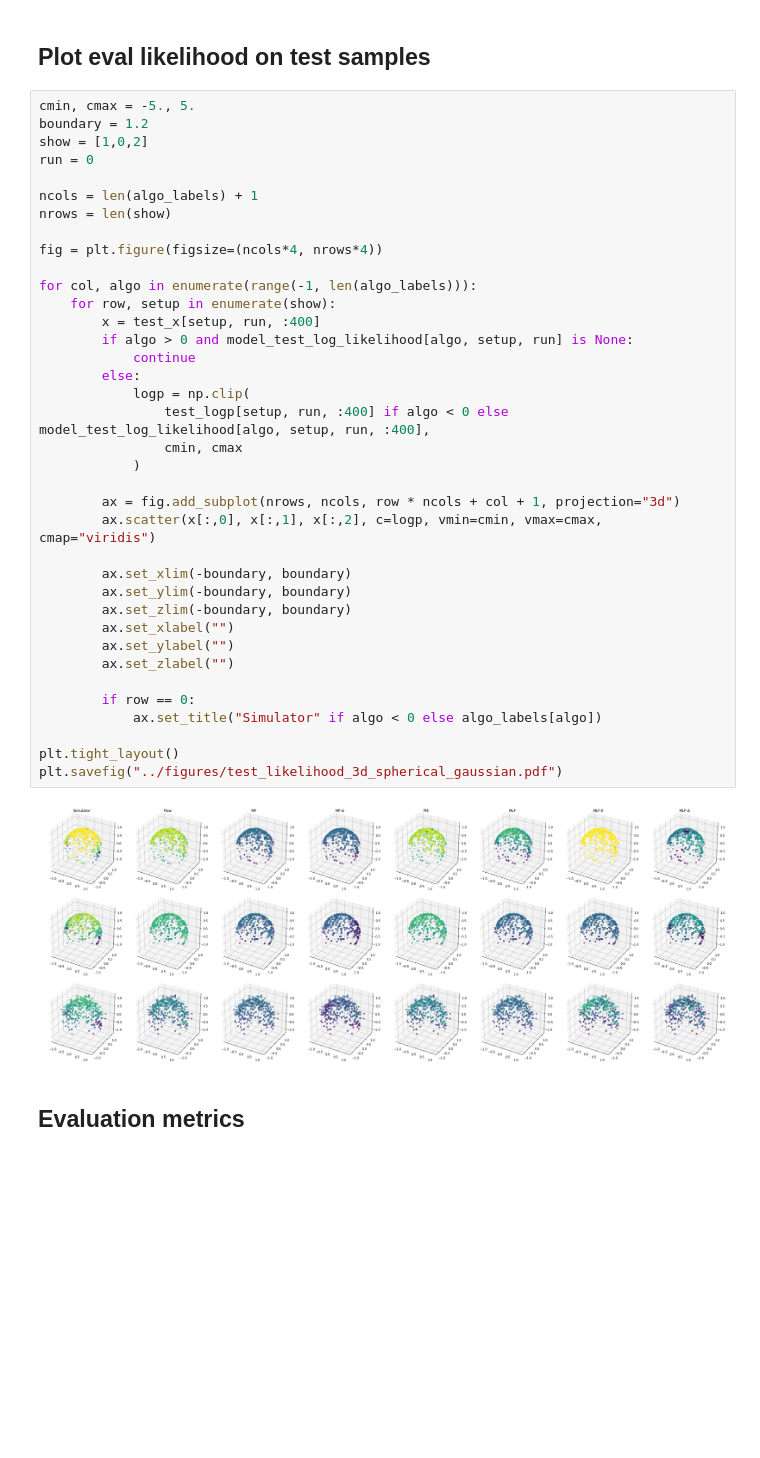
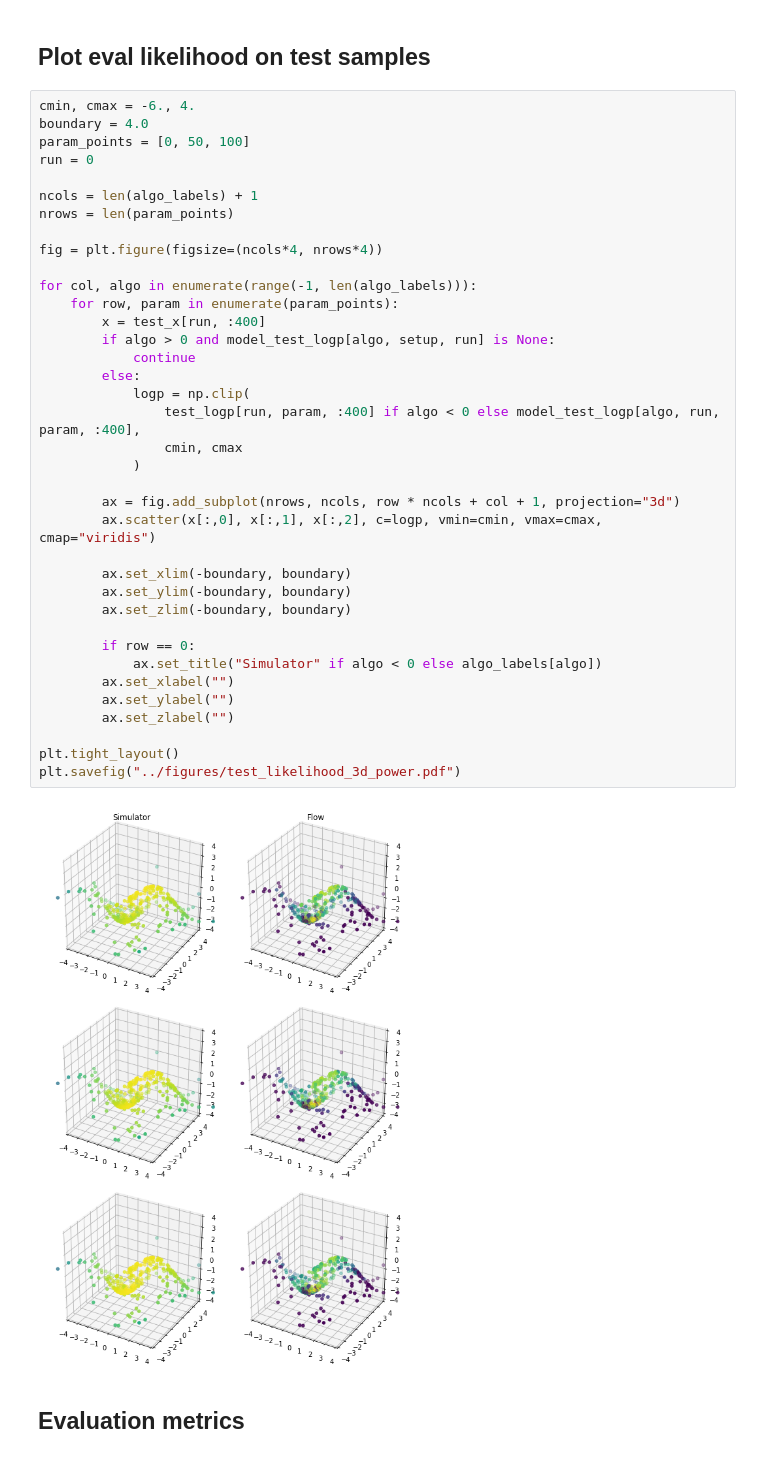
Before and after one commit to johannbrehmer/manifold-flow, a Jupyter notebook: experiments/notebooks/plot_power_results.ipynb, the cells around one changed output. Drawn from its saved outputs; the diff is of its cells as text; blank space fills up the shorter version.

```diff
--- a/experiments/notebooks/plot_power_results.ipynb
+++ b/experiments/notebooks/plot_power_results.ipynb
@@ -298,44 +268,44 @@ plt.savefig("../figures/generated_samples_3d_spherical_gaussian.pdf")
 # %% [markdown]
 ## Plot eval likelihood on test samples
 # %%
-cmin, cmax = -5., 5.
-boundary = 1.2
-show = [1,0,2]
+cmin, cmax = -6., 4.
+boundary = 4.0
+param_points = [0, 50, 100]
 run = 0
 
 ncols = len(algo_labels) + 1
-nrows = len(show)
+nrows = len(param_points)
 
 fig = plt.figure(figsize=(ncols*4, nrows*4))
 
 for col, algo in enumerate(range(-1, len(algo_labels))):
-    for row, setup in enumerate(show):
-        x = test_x[setup, run, :400]
-        if algo > 0 and model_test_log_likelihood[algo, setup, run] is None:
+    for row, param in enumerate(param_points):
+        x = test_x[run, :400]
+        if algo > 0 and model_test_logp[algo, setup, run] is None:
             continue
         else:
             logp = np.clip(
-                test_logp[setup, run, :400] if algo < 0 else model_test_log_likelihood[algo, setup, run, :400],
+                test_logp[run, param, :400] if algo < 0 else model_test_logp[algo, run, param, :400],
                 cmin, cmax
             )
 
         ax = fig.add_subplot(nrows, ncols, row * ncols + col + 1, projection="3d")
         ax.scatter(x[:,0], x[:,1], x[:,2], c=logp, vmin=cmin, vmax=cmax, cmap="viridis")
 
         ax.set_xlim(-boundary, boundary)
         ax.set_ylim(-boundary, boundary)
         ax.set_zlim(-boundary, boundary)
+
+        if row == 0:
+            ax.set_title("Simulator" if algo < 0 else algo_labels[algo])
         ax.set_xlabel("")
         ax.set_ylabel("")
         ax.set_zlabel("")
 
-        if row == 0:
-            ax.set_title("Simulator" if algo < 0 else algo_labels[algo])
-
 plt.tight_layout()
-plt.savefig("../figures/test_likelihood_3d_spherical_gaussian.pdf")
+plt.savefig("../figures/test_likelihood_3d_power.pdf")
 # %% [output]
-[figure, old version]
+[figure, new version]
 # %% [markdown]
 ## Evaluation metrics
 # %%
```
Also changed, not shown: parts of 19 cells of this notebook, 10 other files.
